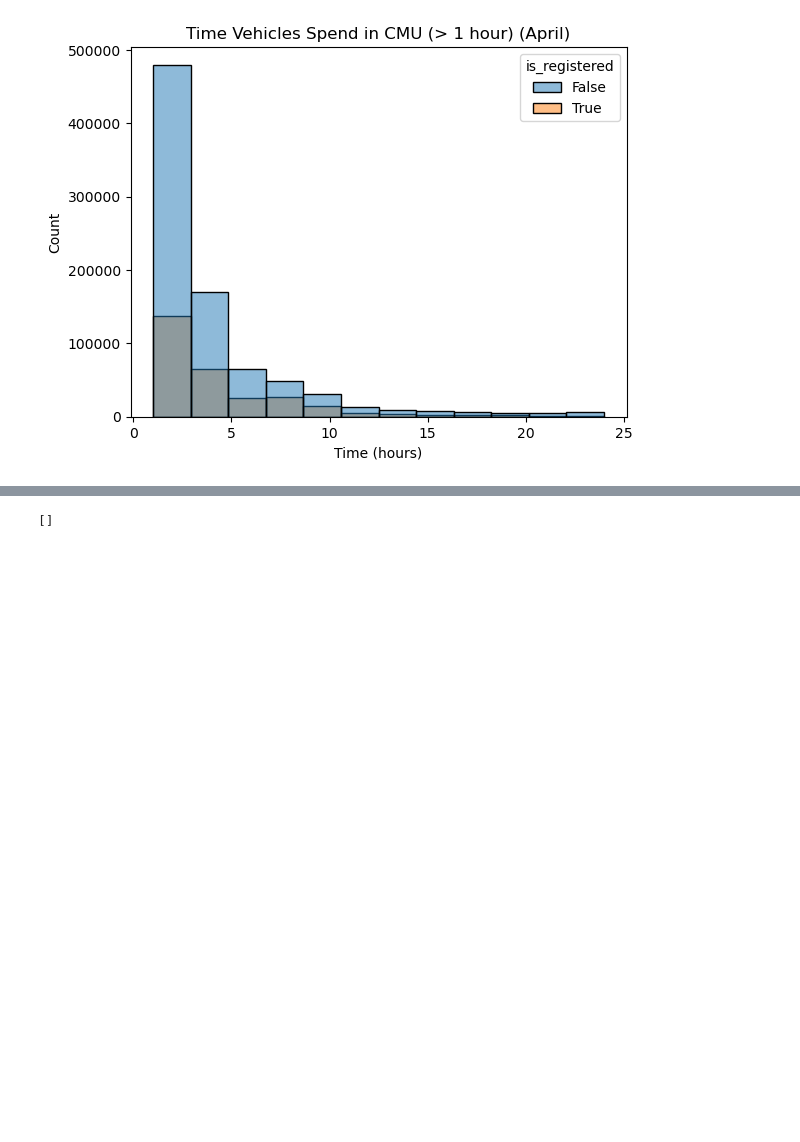
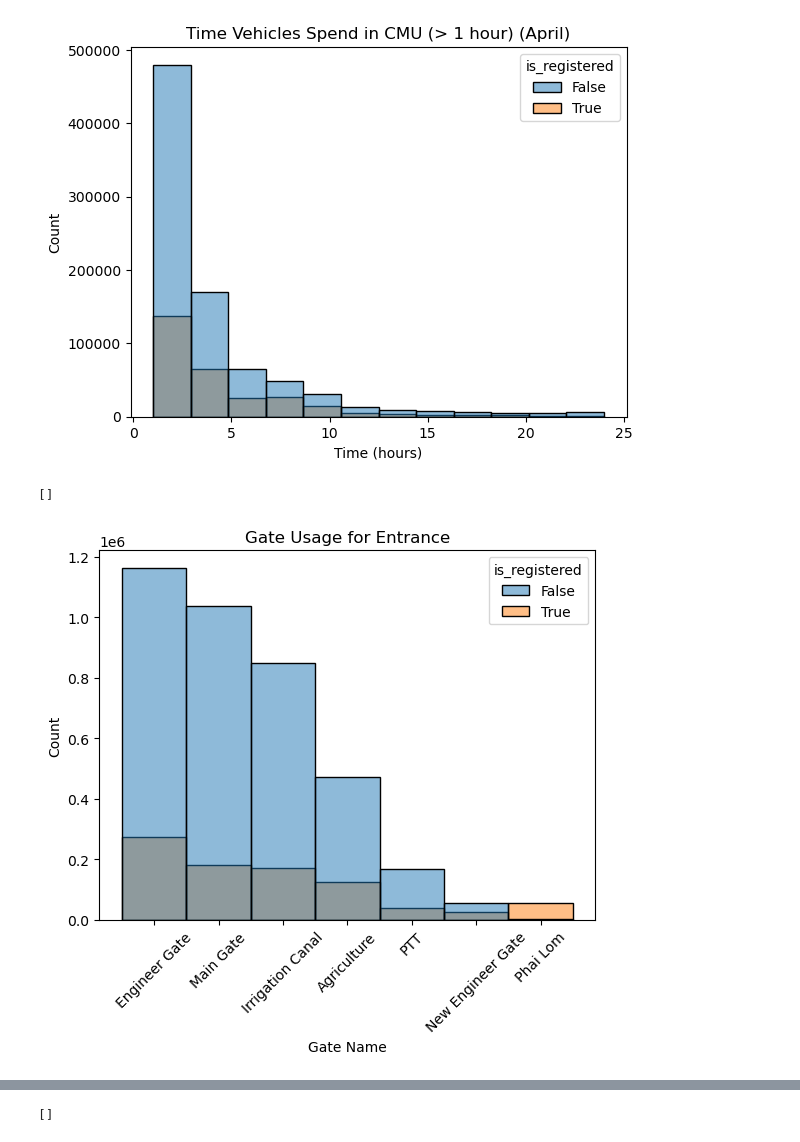
Before and after one commit to TanatPi/CMU_DS_Programing_term_project, a Jupyter notebook: cmu-vehicle-project-entrance.ipynb, the cells around one changed output, grey strips where cells are left out. Drawn from its saved outputs; the diff is of its cells as text; code cells hidden in the pictures; blank space fills up the shorter version.

```diff
--- a/cmu-vehicle-project-entrance.ipynb
+++ b/cmu-vehicle-project-entrance.ipynb
@@ -186,3 +186,15 @@ plt.plot()
 # %% [output]
 []
 [figure]
+# %%
+gates = ['Engineer Gate','Main Gate','Irrigation Canal','Agriculture','PTT','New Engineer Gate','Phai Lom']
+enterdf['gate_id']=pd.Categorical(enterdf['gate_id'],gates)
+# %%
+plot = sns.histplot(data = enterdf[(entrydf['timediff'] > 0)], x = 'gate_id',hue = 'is_registered')
+plt.title('Gate Usage for Entrance')
+plt.xlabel('Gate Name')
+plt.setp(plot.get_xticklabels(), rotation=45)
+plt.plot()
+# %% [output]
+[]
+[figure, added]
```
Also changed, not shown: parts of 3 cells of this notebook.
